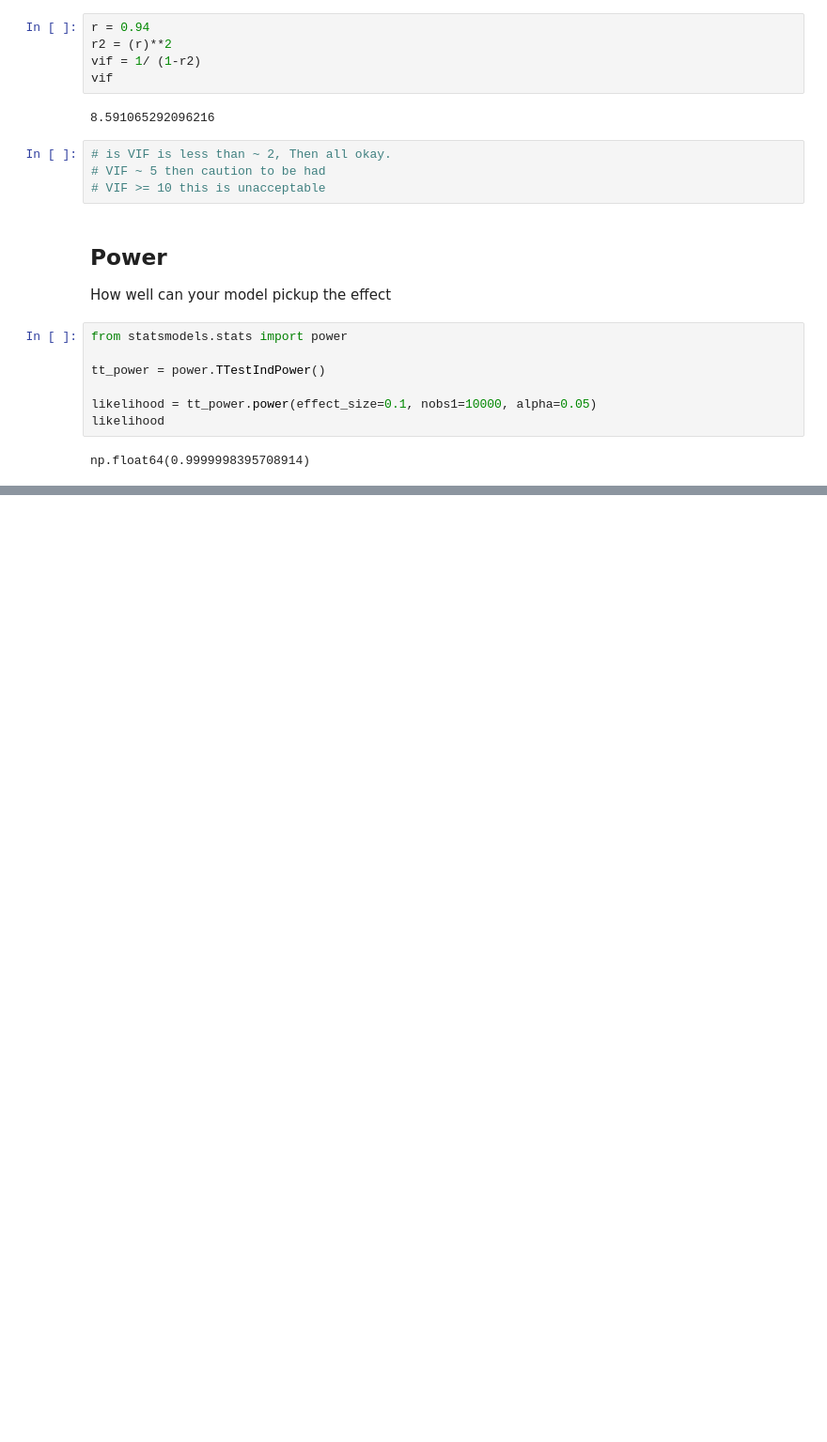
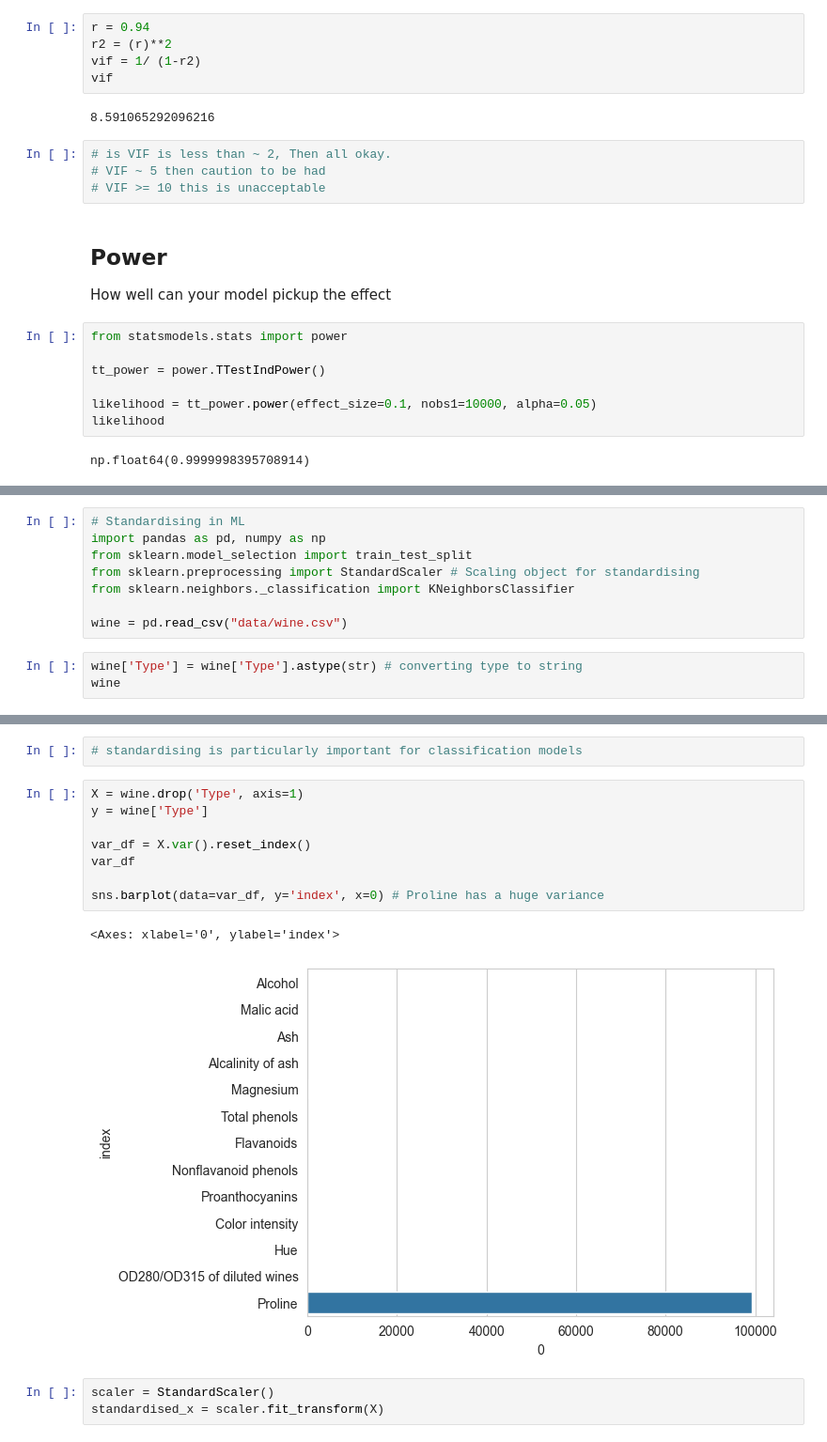
Before and after one commit to smdbz/data-science, a Jupyter notebook: notebooks/Stats.ipynb, the cells around one changed output, grey strips where cells are left out. Shown: that part at 94% size. Cells and saved outputs as stored; diff of their text form; blank space fills up the shorter version.

```diff
--- a/notebooks/Stats.ipynb
+++ b/notebooks/Stats.ipynb
@@ -237,0 +228,11 @@ num
+# %%
+# Standardising in ML
+import pandas as pd, numpy as np
+from sklearn.model_selection import train_test_split
+from sklearn.preprocessing import StandardScaler # Scaling object for standardising
+from sklearn.neighbors._classification import KNeighborsClassifier
+
+wine = pd.read_csv("data/wine.csv")
+# %%
+wine['Type'] = wine['Type'].astype(str) # converting type to string
+wine
@@ -237,0 +253,16 @@ num
+# %%
+# standardising is particularly important for classification models
+# %%
+X = wine.drop('Type', axis=1)
+y = wine['Type']
+
+var_df = X.var().reset_index()
+var_df
+
+sns.barplot(data=var_df, y='index', x=0) # Proline has a huge variance
+# %% [output]
+<Axes: xlabel='0', ylabel='index'>
+[figure, added]
+# %%
+scaler = StandardScaler()
+standardised_x = scaler.fit_transform(X)
```
Also changed, not shown: parts of 16 cells of this notebook, 5 other files.
